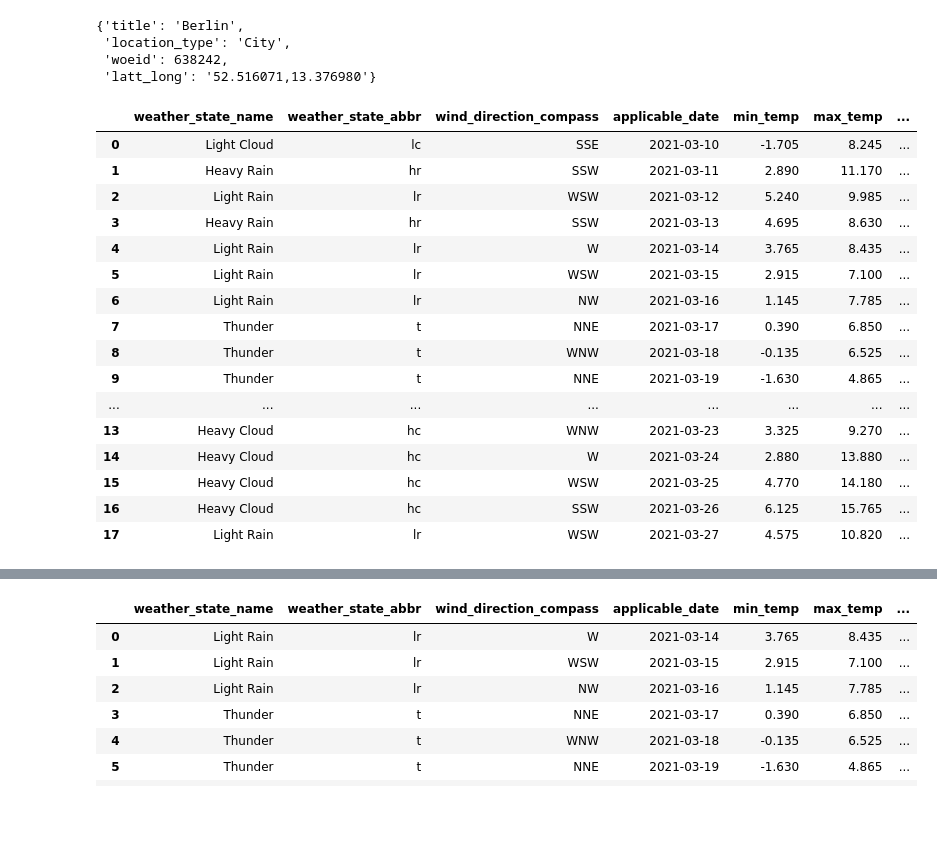
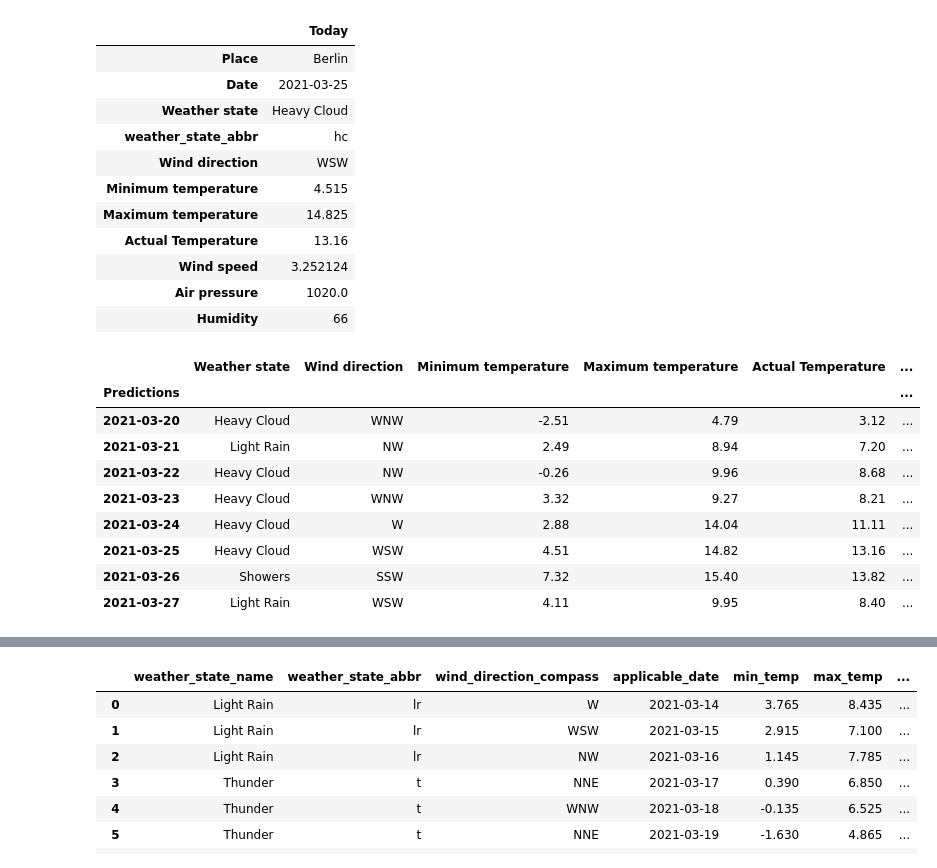
Before and after one commit to gerrrd/basicweatherapp, a Jupyter notebook: notebooks/Working_notebook.ipynb, the cells around one changed output, grey strips where cells are left out. Saved outputs shown, nothing was run; the diff lists cells and outputs as text; code cells hidden in the pictures; blank space fills up the shorter version.

Commit message:
numerical tables added, all functionalities implemented, missing: style

```diff
--- a/notebooks/Working_notebook.ipynb
+++ b/notebooks/Working_notebook.ipynb
@@ -3,4 +4,4 @@ from basicweatherapp.utils import get_data, search_city
 # %%
 city = search_city('Berlin')
 # %%
-cd, df = get_data('Berlin')
+cd, today_data, df = get_data('Berlin', past = 5, pred = 2)
@@ -7,30 +26,54 @@ cd, df = get_data('Berlin')
 # %%
-cd
+columns_needed = ['Place','applicable_date', 'weather_state_name', 'weather_state_abbr',
+       'wind_direction_compass', 'min_temp',
+       'max_temp', 'the_temp', 'wind_speed', 'air_pressure',
+       'humidity']
+
+new_column_names = ['Palce', 'Date', 'Weather state', 'weather_state_abbr',
+       'Wind direction', 'Minimum temperature',
+       'Maximum temperature', 'Actual Temperature', 'Wind speed', 'Air pressure',
+       'Humidity']
+
+new_today = {}
+for old, new in zip(columns_needed[1:],new_column_names[1:]):
+    new_today[new] = today_data[old]
+today_data = new_today
+del new_today
+today_df = pd.DataFrame(data=[city['title']]+list(today_data.values()), index = ['Place']+list(today_data.keys()), columns=["Today's data"])
+today_df.drop('weather_state_abbr')
 # %% [output]
-{'title': 'Berlin',
- 'location_type': 'City',
- 'woeid': 638242,
- 'latt_long': '52.516071,13.376980'}
+|  | Today |
+| Place | Berlin |
+| Date | 2021-03-25 |
+| Weather state | Heavy Cloud |
+| weather_state_abbr | hc |
+| Wind direction | WSW |
+| Minimum temperature | 4.515 |
+| Maximum temperature | 14.825 |
+| Actual Temperature | 13.16 |
+| Wind speed | 3.252124 |
+| Air pressure | 1020.0 |
+| Humidity | 66 |
 # %%
-df
+dfx = df.drop(columns=['weather_state_abbr','wind_direction']).round(decimals=2).rename(columns={'applicable_date':'Predictions'}).set_index('Predictions')
+df_column_names = ['Weather state',
+       'Wind direction', 'Minimum temperature',
+       'Maximum temperature', 'Actual Temperature', 'Wind speed', 'Air pressure',
+       'Humidity']
+
+dfx.columns = df_column_names
+dfx
 # %% [output]
-|  | weather_state_name | weather_state_abbr | wind_direction_compass | applicable_date | min_temp | max_temp | ... |
-| 0 | Light Cloud | lc | SSE | 2021-03-10 | -1.705 | 8.245 | ... |
-| 1 | Heavy Rain | hr | SSW | 2021-03-11 | 2.890 | 11.170 | ... |
-| 2 | Light Rain | lr | WSW | 2021-03-12 | 5.240 | 9.985 | ... |
-| 3 | Heavy Rain | hr | SSW | 2021-03-13 | 4.695 | 8.630 | ... |
-| 4 | Light Rain | lr | W | 2021-03-14 | 3.765 | 8.435 | ... |
-| 5 | Light Rain | lr | WSW | 2021-03-15 | 2.915 | 7.100 | ... |
-| 6 | Light Rain | lr | NW | 2021-03-16 | 1.145 | 7.785 | ... |
-| 7 | Thunder | t | NNE | 2021-03-17 | 0.390 | 6.850 | ... |
-| 8 | Thunder | t | WNW | 2021-03-18 | -0.135 | 6.525 | ... |
-| 9 | Thunder | t | NNE | 2021-03-19 | -1.630 | 4.865 | ... |
-| ... | ... | ... | ... | ... | ... | ... | ... |
-| 13 | Heavy Cloud | hc | WNW | 2021-03-23 | 3.325 | 9.270 | ... |
-| 14 | Heavy Cloud | hc | W | 2021-03-24 | 2.880 | 13.880 | ... |
-| 15 | Heavy Cloud | hc | WSW | 2021-03-25 | 4.770 | 14.180 | ... |
-| 16 | Heavy Cloud | hc | SSW | 2021-03-26 | 6.125 | 15.765 | ... |
-| 17 | Light Rain | lr | WSW | 2021-03-27 | 4.575 | 10.820 | ... |
+|  | Weather state | Wind direction | Minimum temperature | Maximum temperature | Actual Temperature | ... |
+| Predictions |  |  |  |  |  | ... |
+| 2021-03-20 | Heavy Cloud | WNW | -2.51 | 4.79 | 3.12 | ... |
+| 2021-03-21 | Light Rain | NW | 2.49 | 8.94 | 7.20 | ... |
+| 2021-03-22 | Heavy Cloud | NW | -0.26 | 9.96 | 8.68 | ... |
+| 2021-03-23 | Heavy Cloud | WNW | 3.32 | 9.27 | 8.21 | ... |
+| 2021-03-24 | Heavy Cloud | W | 2.88 | 14.04 | 11.11 | ... |
+| 2021-03-25 | Heavy Cloud | WSW | 4.51 | 14.82 | 13.16 | ... |
+| 2021-03-26 | Showers | SSW | 7.32 | 15.40 | 13.82 | ... |
+| 2021-03-27 | Light Rain | WSW | 4.11 | 9.95 | 8.40 | ... |
 # %%
 import plotly.graph_objects as go
 # %%
```
Also changed, not shown: parts of 3 cells of this notebook, 2 other files.
